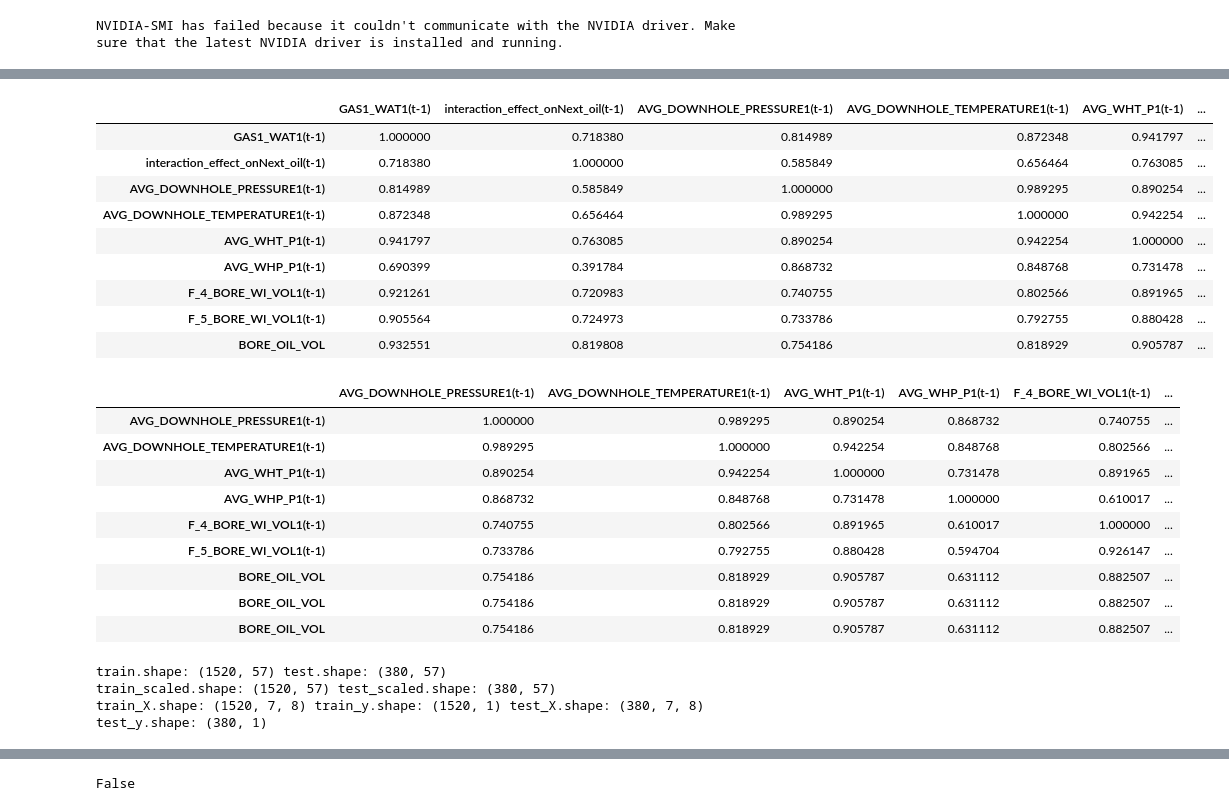
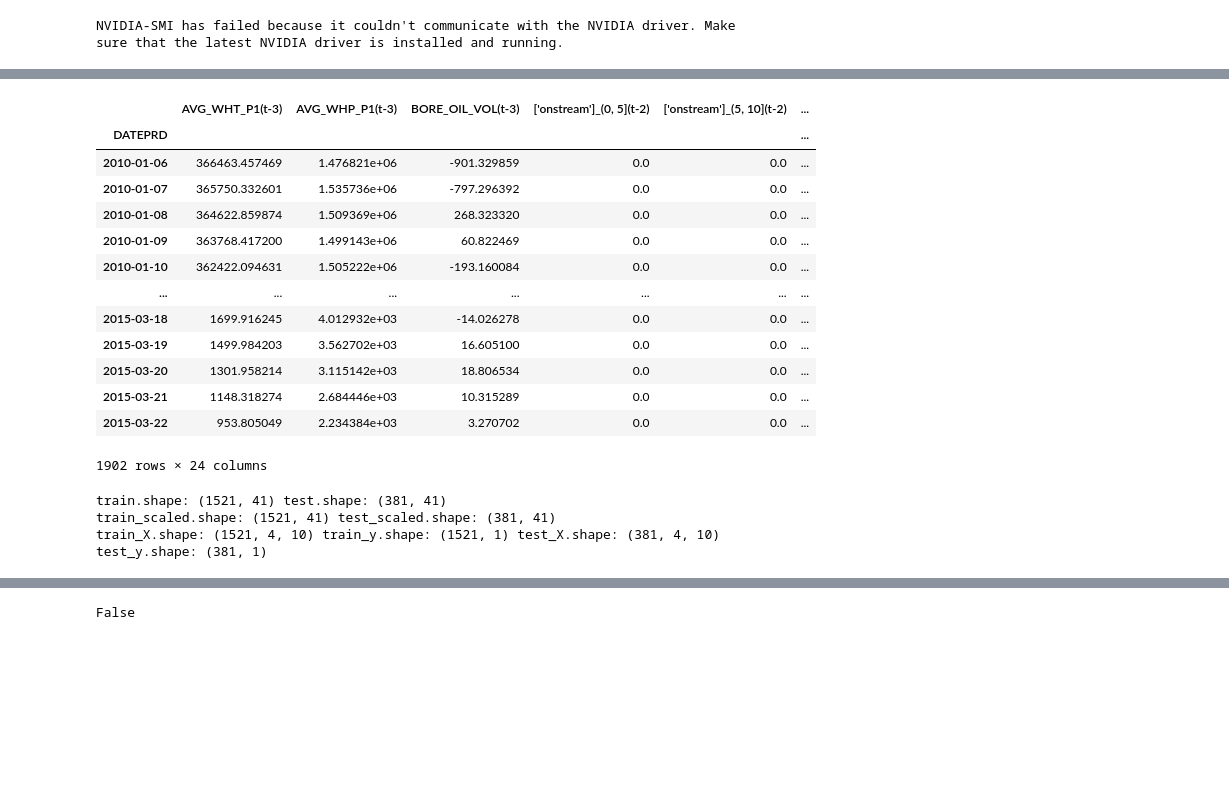
Before and after one commit to ashrafalaghbari/GA-TCN-LSTM, a Jupyter notebook: optimal_TCN_single_step.ipynb, the cells around one changed output, grey strips where cells are left out. Drawn from its saved outputs; the diff is of its cells as text; code cells hidden in the pictures; blank space fills up the shorter version.

```diff
--- a/optimal_TCN_single_step.ipynb
+++ b/optimal_TCN_single_step.ipynb
@@ -162,0 +173,2 @@ Index(['days', 'BORE_OIL_VOL', 'ON_STREAM_HRS', 'AVG_DOWNHOLE_PRESSURE',
+# %%
+series = pd.concat([pd.get_dummies(pd.cut(series['ON_STREAM_HRS'], bins = [0,5,10,20,24]),prefix=['onstream']), series], axis=1)
@@ -163,7 +192,2 @@ Index(['days', 'BORE_OIL_VOL', 'ON_STREAM_HRS', 'AVG_DOWNHOLE_PRESSURE',
 # %%
-series.drop(['BORE_GAS_VOL'], axis=1, inplace=True)
+series.drop(['ON_STREAM_HRS'],axis=1, inplace=True)
-# %%
-series["AVG_CHOKE_SIZE_P1"] = series['AVG_CHOKE_SIZE_P']* series["days"]
-series["ON_STREAM_HRS1"] = series['ON_STREAM_HRS'] *series["days"]
-# # series [ 'interaction'] =
-# series["AVG_CHOKE_SIZE_P1"] * series["ON_STREAM_HRS1"]
@@ -210,53 +251,43 @@ if not os.path.exists(directory):
     os.makedirs(directory)
 # %%
 # # # convert series to stationary
-series_diff = series.iloc[:,:-1].copy()
-# diff_order = 1
-# series_diff['BORE_OIL_VOL'] = series_diff['BORE_OIL_VOL'].diff(diff_order)
-# #feature engineering
-steps_ahead=1
-timesteps=7
+series_diff = series.copy()
+diff_order = 1
+series_diff['BORE_OIL_VOL'] = series_diff['BORE_OIL_VOL'].diff(diff_order)
+# Define window size and number of the steps ahead for forecasting
+window_size = 4
+steps_ahead = 1
+
 # # convert the stationary series to supervise learning
-series_supervised = series_to_supervised(series_diff, series_diff.columns, n_in= timesteps, n_out= steps_ahead, dropnan=True)
+series_supervised = series_to_supervised(series_diff, series_diff.columns, n_in= window_size, n_out= steps_ahead, dropnan=True)
 
 # drop columns we don't want to predict
 pattern = re.compile(r"(t-)|^BORE_OIL_VOL.*")
 # Extract the column names that match the pattern
 matching_columns = [col for col in series_supervised.columns if re.search(pattern, col)]
 series_supervised = series_supervised[matching_columns]
-series_supervised = pd.concat([series_supervised,series.iloc[7:,-1]], axis=1)
-series_supervised.dropna(inplace=True)
 # %%
-series_supervised.corr().iloc[-9:,-9:]
+series_supervised.iloc[:,-24:]
 # %% [output]
-|  | GAS1_WAT1(t-1) | interaction_effect_onNext_oil(t-1) | AVG_DOWNHOLE_PRESSURE1(t-1) | AVG_DOWNHOLE_TEMPERATURE1(t-1) | AVG_WHT_P1(t-1) | ... |
-| GAS1_WAT1(t-1) | 1.000000 | 0.718380 | 0.814989 | 0.872348 | 0.941797 | ... |
-| interaction_effect_onNext_oil(t-1) | 0.718380 | 1.000000 | 0.585849 | 0.656464 | 0.763085 | ... |
-| AVG_DOWNHOLE_PRESSURE1(t-1) | 0.814989 | 0.585849 | 1.000000 | 0.989295 | 0.890254 | ... |
-| AVG_DOWNHOLE_TEMPERATURE1(t-1) | 0.872348 | 0.656464 | 0.989295 | 1.000000 | 0.942254 | ... |
-| AVG_WHT_P1(t-1) | 0.941797 | 0.763085 | 0.890254 | 0.942254 | 1.000000 | ... |
-| AVG_WHP_P1(t-1) | 0.690399 | 0.391784 | 0.868732 | 0.848768 | 0.731478 | ... |
-| F_4_BORE_WI_VOL1(t-1) | 0.921261 | 0.720983 | 0.740755 | 0.802566 | 0.891965 | ... |
-| F_5_BORE_WI_VOL1(t-1) | 0.905564 | 0.724973 | 0.733786 | 0.792755 | 0.880428 | ... |
-| BORE_OIL_VOL | 0.932551 | 0.819808 | 0.754186 | 0.818929 | 0.905787 | ... |
+|  | AVG_WHT_P1(t-3) | AVG_WHP_P1(t-3) | BORE_OIL_VOL(t-3) | ['onstream']_(0, 5](t-2) | ['onstream']_(5, 10](t-2) | ... |
+| DATEPRD |  |  |  |  |  | ... |
+| 2010-01-06 | 366463.457469 | 1.476821e+06 | -901.329859 | 0.0 | 0.0 | ... |
+| 2010-01-07 | 365750.332601 | 1.535736e+06 | -797.296392 | 0.0 | 0.0 | ... |
+| 2010-01-08 | 364622.859874 | 1.509369e+06 | 268.323320 | 0.0 | 0.0 | ... |
+| 2010-01-09 | 363768.417200 | 1.499143e+06 | 60.822469 | 0.0 | 0.0 | ... |
+| 2010-01-10 | 362422.094631 | 1.505222e+06 | -193.160084 | 0.0 | 0.0 | ... |
+| ... | ... | ... | ... | ... | ... | ... |
+| 2015-03-18 | 1699.916245 | 4.012932e+03 | -14.026278 | 0.0 | 0.0 | ... |
+| 2015-03-19 | 1499.984203 | 3.562702e+03 | 16.605100 | 0.0 | 0.0 | ... |
+| 2015-03-20 | 1301.958214 | 3.115142e+03 | 18.806534 | 0.0 | 0.0 | ... |
+| 2015-03-21 | 1148.318274 | 2.684446e+03 | 10.315289 | 0.0 | 0.0 | ... |
+| 2015-03-22 | 953.805049 | 2.234384e+03 | 3.270702 | 0.0 | 0.0 | ... |
+1902 rows × 24 columns
-# %%
-series_supervised.corr().iloc[-9:,-9:]
-# %% [output]
-|  | AVG_DOWNHOLE_PRESSURE1(t-1) | AVG_DOWNHOLE_TEMPERATURE1(t-1) | AVG_WHT_P1(t-1) | AVG_WHP_P1(t-1) | F_4_BORE_WI_VOL1(t-1) | ... |
-| AVG_DOWNHOLE_PRESSURE1(t-1) | 1.000000 | 0.989295 | 0.890254 | 0.868732 | 0.740755 | ... |
-| AVG_DOWNHOLE_TEMPERATURE1(t-1) | 0.989295 | 1.000000 | 0.942254 | 0.848768 | 0.802566 | ... |
-| AVG_WHT_P1(t-1) | 0.890254 | 0.942254 | 1.000000 | 0.731478 | 0.891965 | ... |
-| AVG_WHP_P1(t-1) | 0.868732 | 0.848768 | 0.731478 | 1.000000 | 0.610017 | ... |
-| F_4_BORE_WI_VOL1(t-1) | 0.740755 | 0.802566 | 0.891965 | 0.610017 | 1.000000 | ... |
-| F_5_BORE_WI_VOL1(t-1) | 0.733786 | 0.792755 | 0.880428 | 0.594704 | 0.926147 | ... |
-| BORE_OIL_VOL | 0.754186 | 0.818929 | 0.905787 | 0.631112 | 0.882507 | ... |
-| BORE_OIL_VOL | 0.754186 | 0.818929 | 0.905787 | 0.631112 | 0.882507 | ... |
-| BORE_OIL_VOL | 0.754186 | 0.818929 | 0.905787 | 0.631112 | 0.882507 | ... |
 # %%
 # series_supervised.drop(['BORE_OIL_VOL(t-1)'], axis=1, inplace=True)
 # %%
 # # split into train and test sets
-n_features = int((len(series_supervised.columns) -1)/timesteps)
+n_features = int((len(series_supervised.columns) -steps_ahead)/window_size)
 series_supervised = series_supervised.values
 train_size = int(series_supervised.shape[0] * 0.8)
 test_size = series_supervised.shape[0] - train_size
@@ -267,14 +298,14 @@ print("train.shape:",train.shape, "test.shape:",test.shape)
 scaler, train_scaled, test_scaled = scale(train, test)
 print('train_scaled.shape:',train_scaled.shape, "test_scaled.shape:",test_scaled.shape)
 
-# # reshape input to be 3D [samples, timesteps, features]
+# # reshape input to be 3D [samples, window_size, features]
 train_X, train_y = train_scaled[:, 0:-steps_ahead], train_scaled[:, -steps_ahead:]
-train_X = train_X.reshape(train_X.shape[0], timesteps, n_features)
+train_X = train_X.reshape(train_X.shape[0], window_size, n_features)
 test_X, test_y = test_scaled[:, 0:-steps_ahead], test_scaled[:, -steps_ahead:]
-test_X = test_X.reshape(test_X.shape[0], timesteps, n_features )
+test_X = test_X.reshape(test_X.shape[0], window_size, n_features )
 print("train_X.shape:",train_X.shape, "train_y.shape:",train_y.shape,
         "test_X.shape:", test_X.shape,"test_y.shape:",test_y.shape)
 # %% [output]
-train.shape: (1520, 57) test.shape: (380, 57)
-train_scaled.shape: (1520, 57) test_scaled.shape: (380, 57)
-train_X.shape: (1520, 7, 8) train_y.shape: (1520, 1) test_X.shape: (380, 7, 8) test_y.shape: (380, 1)
+train.shape: (1521, 41) test.shape: (381, 41)
+train_scaled.shape: (1521, 41) test_scaled.shape: (381, 41)
+train_X.shape: (1521, 4, 10) train_y.shape: (1521, 1) test_X.shape: (381, 4, 10) test_y.shape: (381, 1)
```
Also changed, not shown: parts of 16 cells of this notebook.
